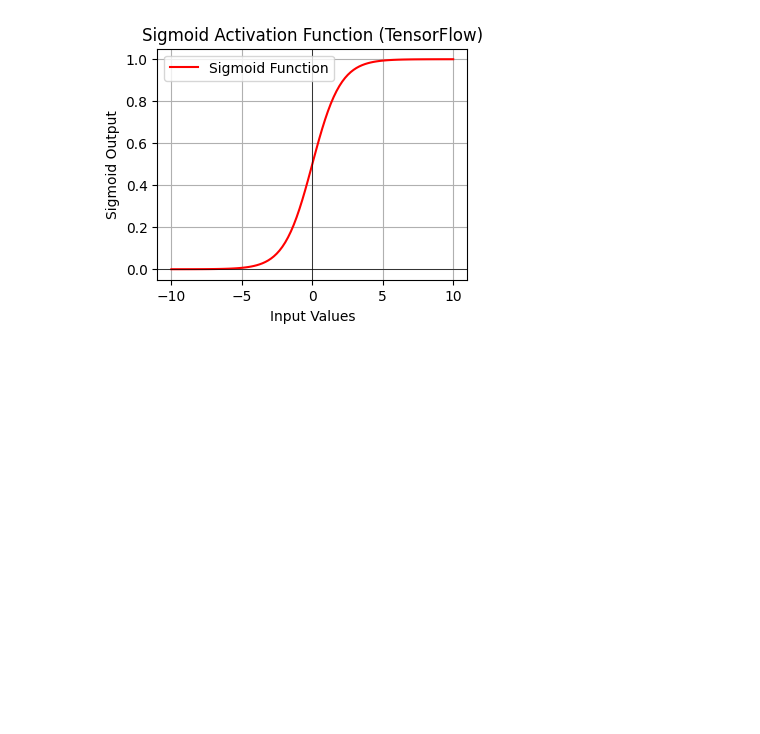
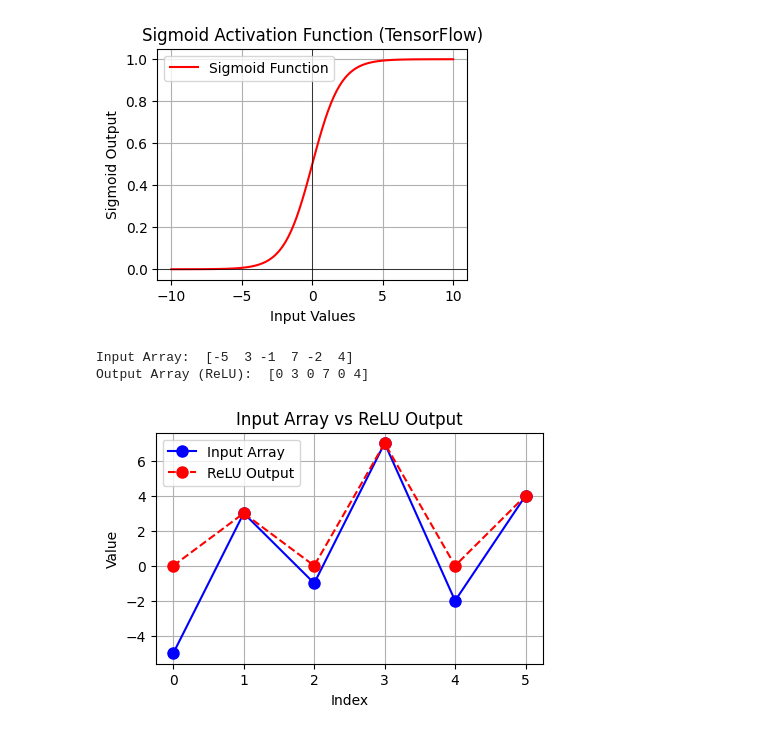
Before and after one commit to AtharSayed/DPL, a Jupyter notebook: practice/prac.ipynb, the cells around one changed output. Drawn from its saved outputs; the diff is of its cells as text; code cells hidden in the pictures; blank space fills up the shorter version.

Commit message:
Added Activation functions

```diff
--- a/practice/prac.ipynb
+++ b/practice/prac.ipynb
@@ -45,3 +44,42 @@ Input Values: [-10.  -5.  -1.   0.   1.   5.  10.]
 Sigmoid Output Values (TensorFlow): [4.5397868e-05 6.6928510e-03 2.6894143e-01 5.0000000e-01 7.3105860e-01
  9.9330717e-01 9.9995458e-01]
 [figure]
+# %%
+# 2. Implementing ReLU activation by taking input array from numpy
+
+
+import numpy as np
+import matplotlib.pyplot as plt
+
+# Function to apply ReLU activation
+def relu(input_array):
+    return np.maximum(0, input_array)
+
+# Demo array
+input_array = np.array([-5, 3, -1, 7, -2, 4])
+
+# Applying ReLU
+output_array = relu(input_array)
+
+# Display the result
+print("Input Array: ", input_array)
+print("Output Array (ReLU): ", output_array)
+
+# Plotting the input and output arrays
+plt.figure(figsize=(5, 3))
+plt.plot(input_array, label='Input Array', marker='o', color='b', linestyle='-', markersize=8)
+plt.plot(output_array, label='ReLU Output', marker='o', color='r', linestyle='--', markersize=8)
+
+# Adding labels and title (corrected line here)
+plt.title('Input Array vs ReLU Output')
+plt.xlabel('Index')
+plt.ylabel('Value')
+plt.legend()
+
+# Display the plot
+plt.grid(True)
+plt.show()
+# %% [output]
+Input Array:  [-5  3 -1  7 -2  4]
+Output Array (ReLU):  [0 3 0 7 0 4]
+[figure, added]
```
Also changed, not shown: parts of 2 cells of this notebook.
